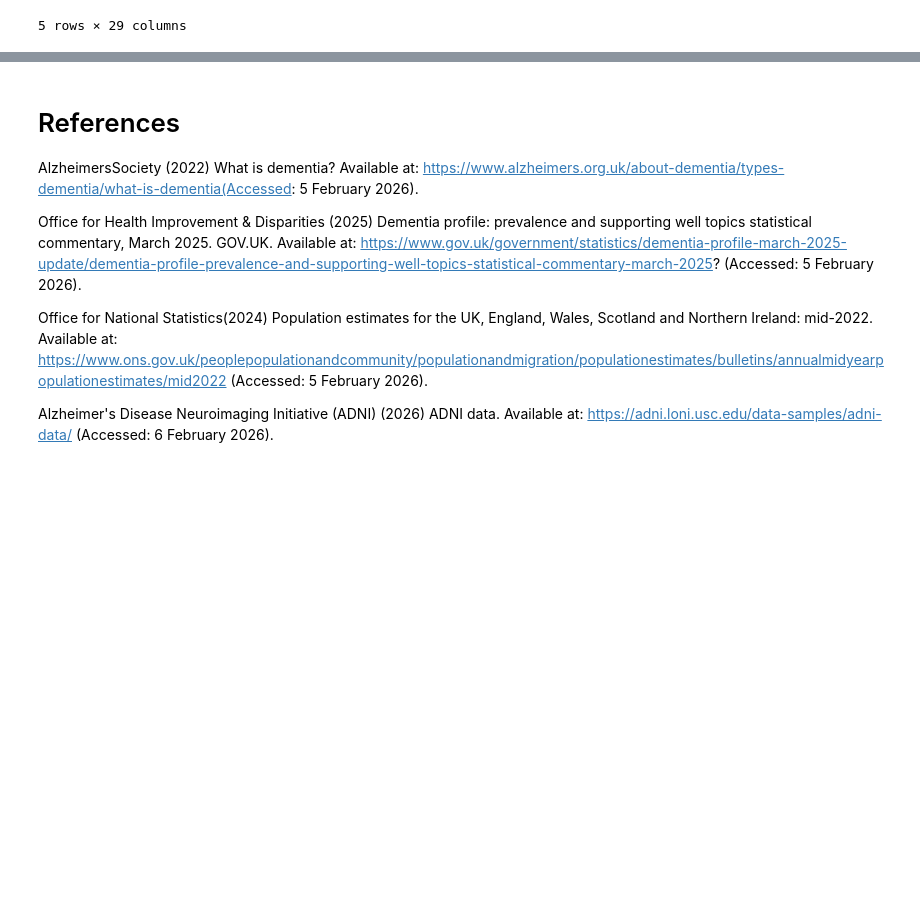
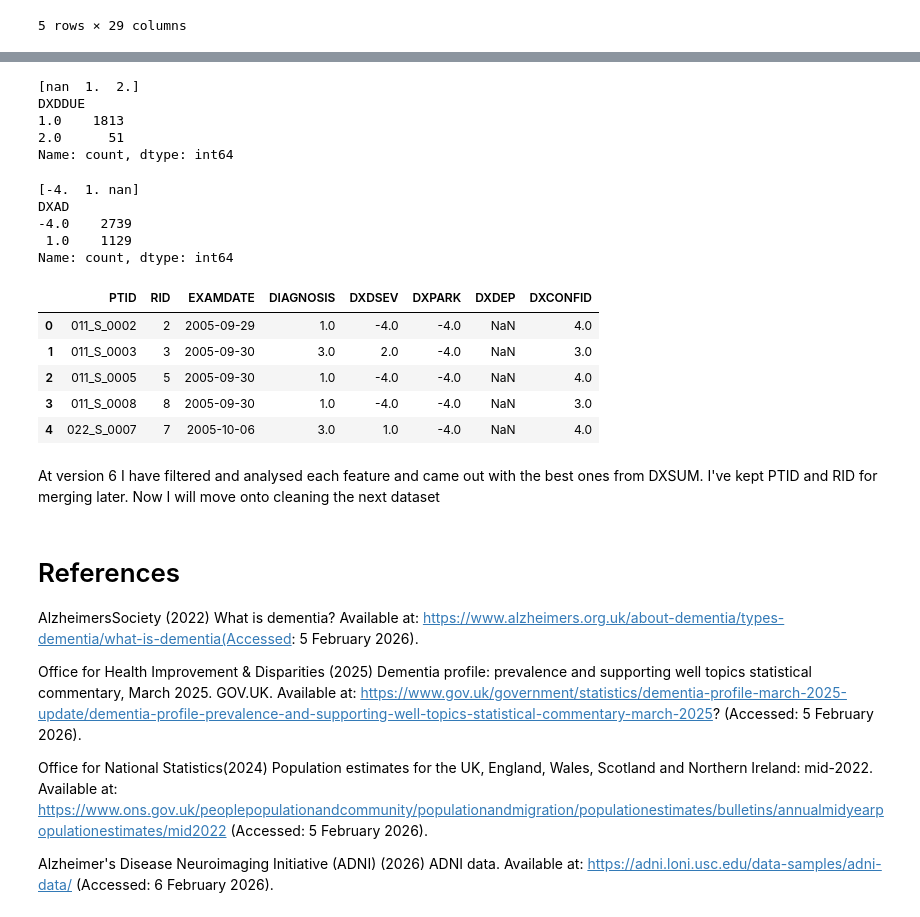
Before and after one commit to Unbreakable60000/DementiaDetection, a Jupyter notebook: model.ipynb, the cells around one changed output, grey strips where cells are left out. Cells and saved outputs as stored; diff of their text form; code cells hidden in the pictures; blank space fills up the shorter version.

```diff
--- a/model.ipynb
+++ b/model.ipynb
@@ -502,3 +689,33 @@ DXSUMDFV3.head()
+# %%
+print(DXSUMDFV5['DXDDUE'].unique()) #sparse so removing
+print(DXSUMDFV5['DXDDUE'].value_counts())
+# %% [output]
+[nan  1.  2.]
+DXDDUE
+1.0    1813
+2.0      51
+Name: count, dtype: int64
+# %%
+print(DXSUMDFV5['DXAD'].unique()) #Alzheimer’s disease flag redudant with diagnosis so dropping
+print(DXSUMDFV5['DXAD'].value_counts())
+# %% [output]
+[-4.  1. nan]
+DXAD
+-4.0    2739
+ 1.0    1129
+Name: count, dtype: int64
+# %%
+DXSUMDFV6 =DXSUMDFV5.drop(["DXMOTHET","DXDDUE","DXAD"], axis=1)
+DXSUMDFV6.head()
+# %% [output]
+|  | PTID | RID | EXAMDATE | DIAGNOSIS | DXDSEV | DXPARK | DXDEP | DXCONFID |
+| 0 | 011_S_0002 | 2 | 2005-09-29 | 1.0 | -4.0 | -4.0 | NaN | 4.0 |
+| 1 | 011_S_0003 | 3 | 2005-09-30 | 3.0 | 2.0 | -4.0 | NaN | 3.0 |
+| 2 | 011_S_0005 | 5 | 2005-09-30 | 1.0 | -4.0 | -4.0 | NaN | 4.0 |
+| 3 | 011_S_0008 | 8 | 2005-09-30 | 1.0 | -4.0 | -4.0 | NaN | 3.0 |
+| 4 | 022_S_0007 | 7 | 2005-10-06 | 3.0 | 1.0 | -4.0 | NaN | 4.0 |
+# %% [markdown]
+At version 6 I have filtered and analysed each feature and came out with the best ones from DXSUM. I've kept PTID and RID for merging later. Now I will move onto cleaning the next dataset
 # %% [markdown]
 # References
 
```
Also changed, not shown: parts of 20 cells of this notebook.
